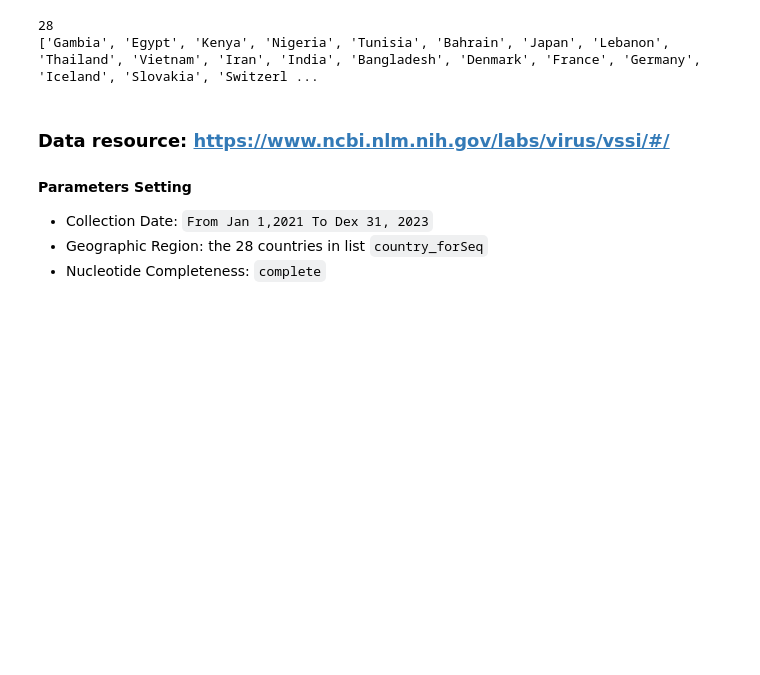
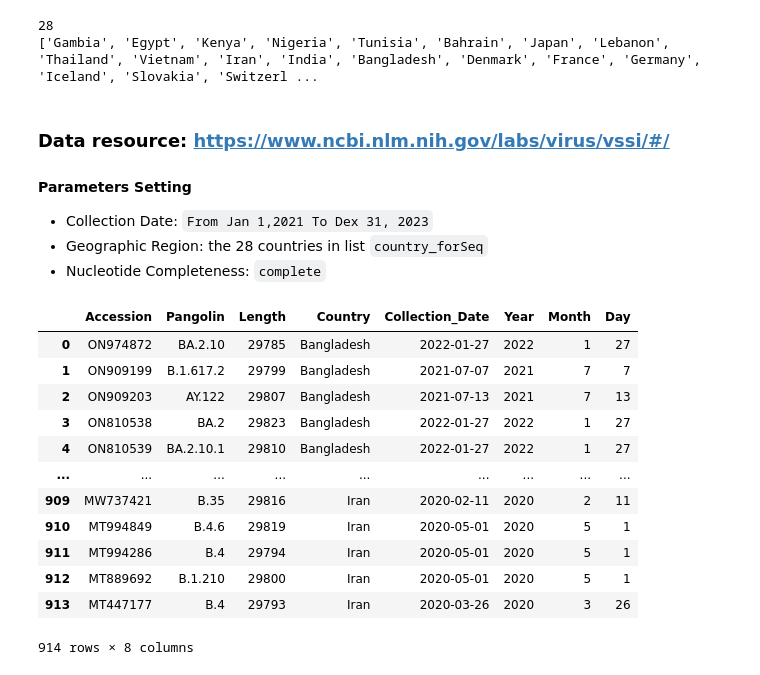
Before and after one commit to tahiri-lab/iPhyloGeo.js, a Jupyter notebook: Data_preprocessing/NCBIVirus.ipynb, the cells around one changed output. Cells and saved outputs as stored; diff of their text form; code cells hidden in the pictures; blank space fills up the shorter version.

```diff
--- a/Data_preprocessing/NCBIVirus.ipynb
+++ b/Data_preprocessing/NCBIVirus.ipynb
@@ -35,3 +37,43 @@ print(country_forSeq)
 - Collection Date: `From Jan 1,2021 To Dex 31, 2023`
 - Geographic Region: the 28 countries in list `country_forSeq`
 - Nucleotide Completeness: `complete`
+# %%
+def dropDuplicateSeq(f_path):
+    df = pd.read_csv(f_path)
+    df = df[['Accession', 'Pangolin', 'Length','Country', 'Collection_Date']]
+    df['Year'] = pd.DatetimeIndex(df['Collection_Date']).year
+    df['Month'] = pd.DatetimeIndex(df['Collection_Date']).month
+    df['Day'] = pd.DatetimeIndex(df['Collection_Date']).day
+    # for duplicated pangolin, keep the lengest one
+    df.sort_values('Length', ascending=False)
+    df = df.drop_duplicates(subset = ['Pangolin','Country', 'Year','Month'], keep = 'first')
+    return df
+# %%
+def preprocessConcat(path):
+    list_files = glob.glob(path + "/*.csv")
+    li = []
+
+    for filename in list_files:
+        df = dropDuplicateSeq(filename)
+
+        li.append(df)
+    return pd.concat(li, axis=0, ignore_index=True)
+# %%
+path = "../Data/NCBI_virus/nucleotide/1"
+df_nucleo1 = preprocessConcat(path)
+# %%
+df_nucleo1
+# %% [output]
+|  | Accession | Pangolin | Length | Country | Collection_Date | Year | Month | Day |
+| 0 | ON974872 | BA.2.10 | 29785 | Bangladesh | 2022-01-27 | 2022 | 1 | 27 |
+| 1 | ON909199 | B.1.617.2 | 29799 | Bangladesh | 2021-07-07 | 2021 | 7 | 7 |
+| 2 | ON909203 | AY.122 | 29807 | Bangladesh | 2021-07-13 | 2021 | 7 | 13 |
+| 3 | ON810538 | BA.2 | 29823 | Bangladesh | 2022-01-27 | 2022 | 1 | 27 |
+| 4 | ON810539 | BA.2.10.1 | 29810 | Bangladesh | 2022-01-27 | 2022 | 1 | 27 |
+| ... | ... | ... | ... | ... | ... | ... | ... | ... |
+| 909 | MW737421 | B.35 | 29816 | Iran | 2020-02-11 | 2020 | 2 | 11 |
+| 910 | MT994849 | B.4.6 | 29819 | Iran | 2020-05-01 | 2020 | 5 | 1 |
+| 911 | MT994286 | B.4 | 29794 | Iran | 2020-05-01 | 2020 | 5 | 1 |
+| 912 | MT889692 | B.1.210 | 29800 | Iran | 2020-05-01 | 2020 | 5 | 1 |
+| 913 | MT447177 | B.4 | 29793 | Iran | 2020-03-26 | 2020 | 3 | 26 |
+914 rows × 8 columns
```
Also changed, not shown: parts of 15 cells of this notebook, 9 other files.
